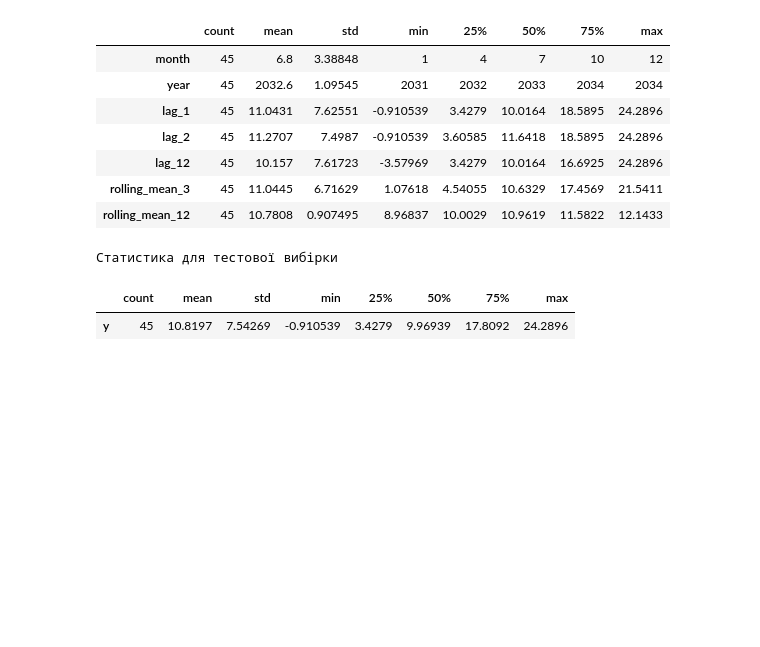
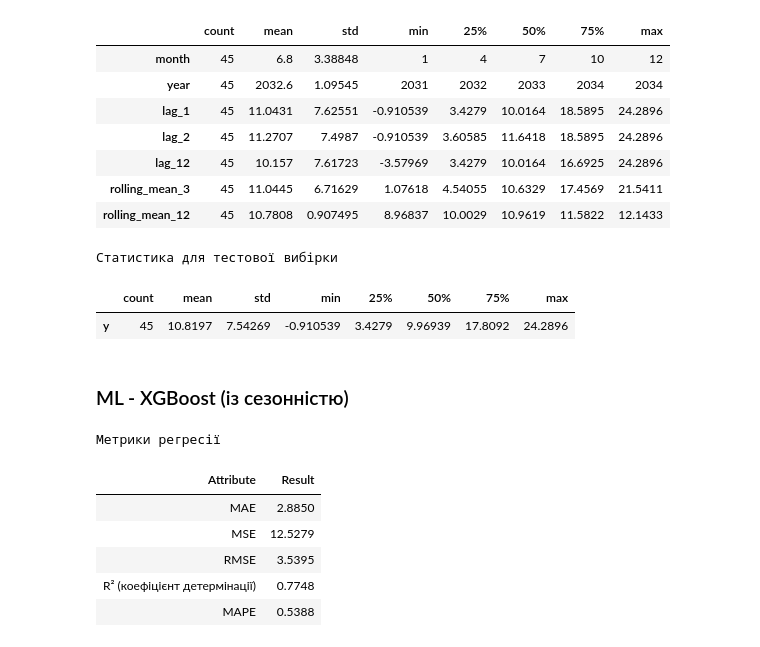
Before and after one commit to BogdanPinchuk/DataScience-PBY_HW16, a Jupyter notebook: Bohdan_Pinchuk_DS_HW16.ipynb, the cells around one changed output. Cells and saved outputs as stored; diff of their text form; code cells hidden in the pictures; blank space fills up the shorter version.

Commit message:
[Homework16] - trained ml model

```diff
--- a/Bohdan_Pinchuk_DS_HW16.ipynb
+++ b/Bohdan_Pinchuk_DS_HW16.ipynb
@@ -1328,3 +1329,46 @@ display(Y_test.to_frame().describe().T.style.format("{:g}").set_caption("Ста
 Статистика для тестової вибірки
 |  | count | mean | std | min | 25% | 50% | 75% | max |
 | y | 45 | 10.8197 | 7.54269 | -0.910539 | 3.4279 | 9.96939 | 17.8092 | 24.2896 |
+# %%
+# Training
+
+import joblib
+from pathlib import Path
+from xgboost import XGBRegressor
+
+# Input data
+load_model = True
+model_file_name = "resources/auto_arima_search_parameters_ml.model"
+
+# Solution
+file_path = Path(model_file_name)
+
+# try to load model
+if load_model and file_path.exists():
+    model = joblib.load(model_file_name)
+else:
+    model = XGBRegressor(
+        n_estimators=100,
+        max_depth=5,
+        learning_rate=0.05,
+        eval_metric='logloss',
+        n_jobs=-1
+    )
+    model.fit(X_train, Y_train, verbose=0)
+    # save model
+    joblib.dump(model, model_file_name)
+
+Y_pred_xgboost = model.predict(X_test)
+
+# Print results
+display(Markdown(f"### ML - XGBoost (із сезонністю)"))
+_ = mn.calc_regres_metrics(Y_test, Y_pred_xgboost)
+# %% [output]
+### ML - XGBoost (із сезонністю)
+Метрики регресії
+| Attribute | Result |
+| MAE | 2.8850 |
+| MSE | 12.5279 |
+| RMSE | 3.5395 |
+| R² (коефіцієнт детермінації) | 0.7748 |
+| MAPE | 0.5388 |
```
Also changed, not shown: parts of 1 cell of this notebook, 1 other file.
